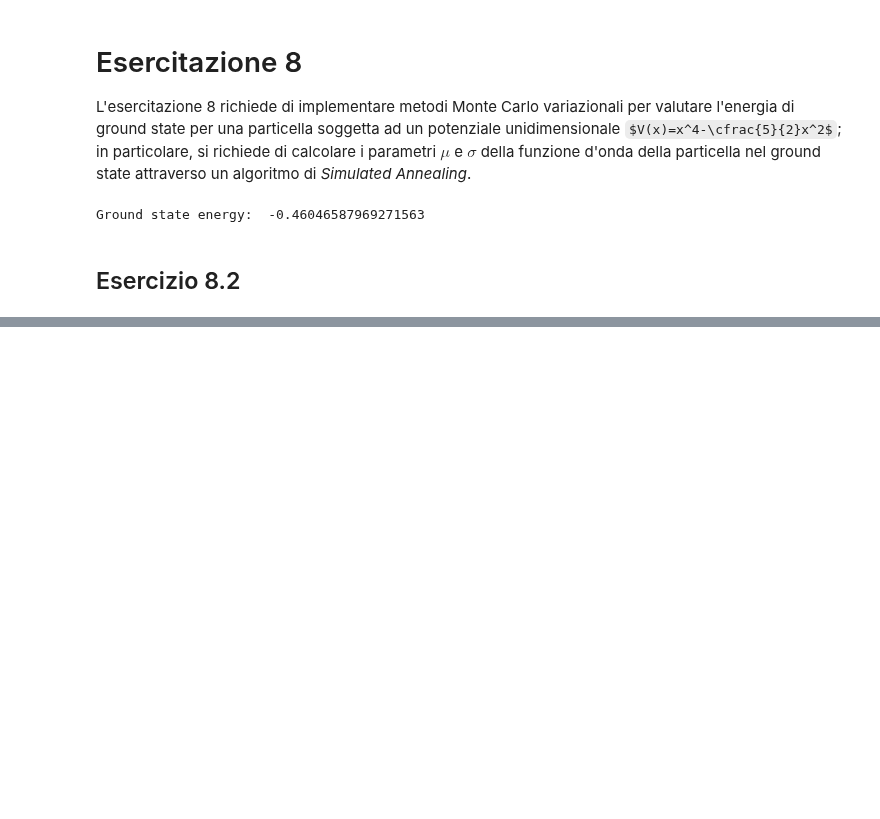
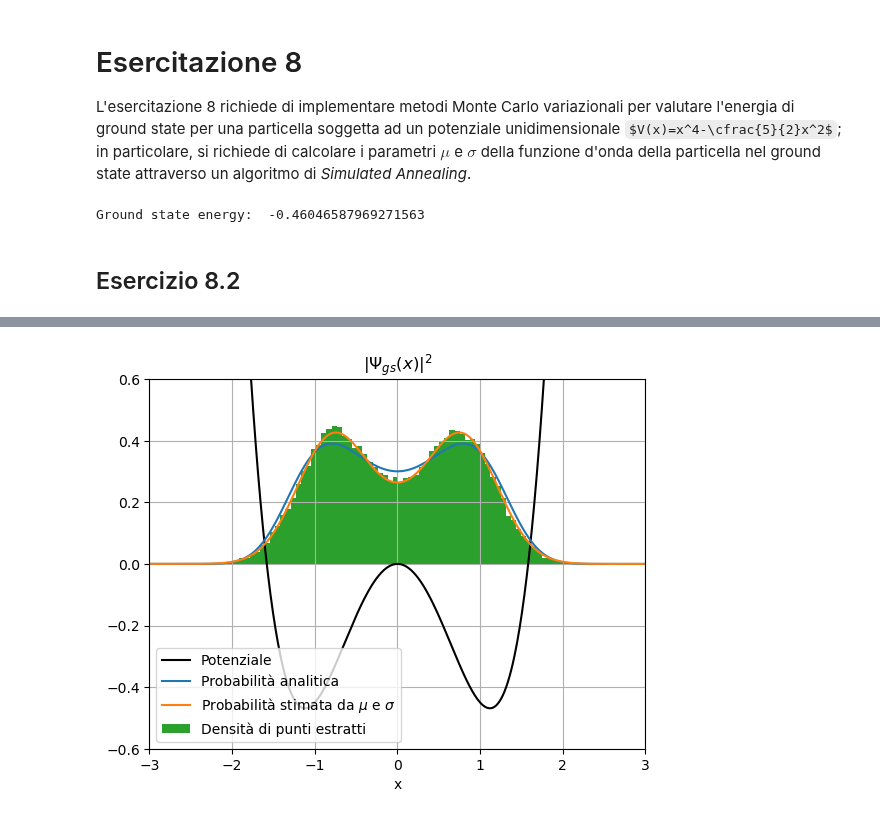
Before and after one commit to paolo-magnani/Esercizi_LSN, a Jupyter notebook: Es08/Paolo_Magnani_Esercitazione_8.ipynb, the cells around one changed output, grey strips where cells are left out. Saved outputs shown, nothing was run; the diff lists cells and outputs as text; code cells hidden in the pictures; some formulas as TeX source; blank space fills up the shorter version.

```diff
--- a/Es08/Paolo_Magnani_Esercitazione_8.ipynb
+++ b/Es08/Paolo_Magnani_Esercitazione_8.ipynb
@@ -77,0 +78,18 @@ plt.show()
+# %%
+#plt.figure(figsize=(8,5))
+func = np.loadtxt("risultati/Psi.dat", usecols=(1), unpack='true', delimiter=',')
+scale = 0.3
+y = np.exp(-0.5*((x-mu[-1])/sigma[-1])**2)+np.exp(-0.5*((x+mu[-1])/sigma[-1])**2)
+plt.plot(x, scale*V, color="Black", label="Potenziale") # plot the potential
+plt.plot(x,(psi[0])**2,label="Probabilità analitica")
+plt.plot(x,(y*0.634)**2,label="Probabilità stimata da $\mu$ e $\sigma$") #il coefficiente è la normalizzazione
+plt.hist(func,bins='auto', density=1, label='Densità di punti estratti')
+plt.title("$|\Psi_{gs}(x)|^2$")
+plt.xlabel("x")
+plt.grid(True)
+plt.xlim((-3,3))
+plt.ylim((-0.6,0.6))
+plt.legend()
+plt.show()
+# %% [output]
+[figure, added]
```
Also changed, not shown: parts of 2 cells of this notebook, 10 other files.
